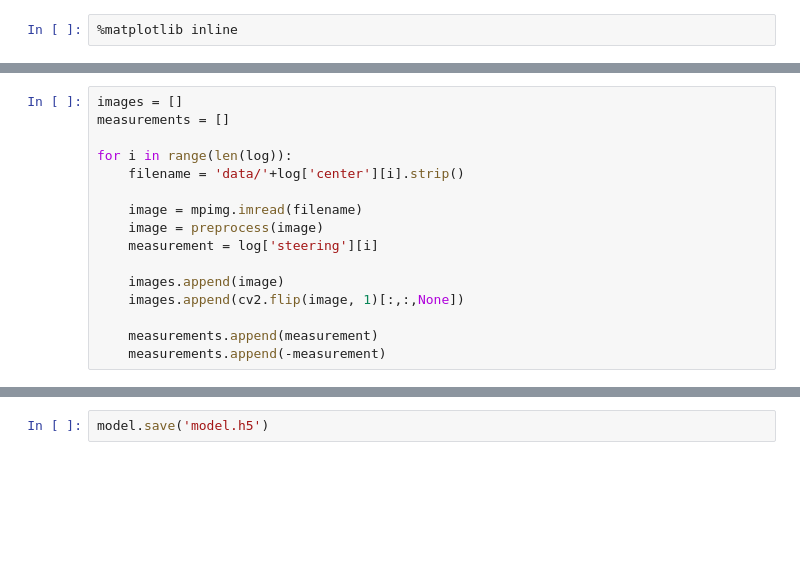
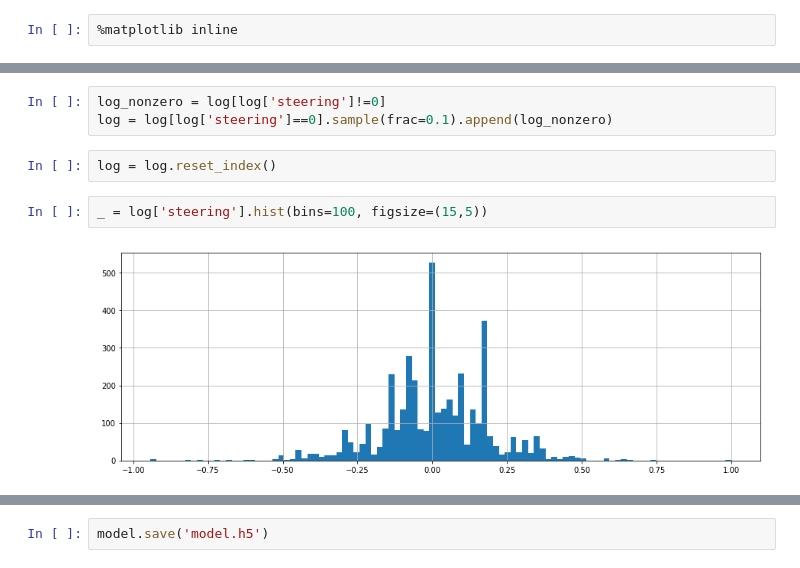
Before and after one commit to tmandzak/CarND-Behavioral-Cloning-P3, a Jupyter notebook: train.ipynb, the cells around one changed output, grey strips where cells are left out. Cells and saved outputs as stored; diff of their text form; blank space fills up the shorter version.

```diff
--- a/train.ipynb
+++ b/train.ipynb
@@ -70,16 +45,9 @@ log['steering'].describe()
-# %%
-images = []
-measurements = []
-
-for i in range(len(log)):
-    filename = 'data/'+log['center'][i].strip()
-
-    image = mpimg.imread(filename)
-    image = preprocess(image)
-    measurement = log['steering'][i]
-
-    images.append(image)
-    images.append(cv2.flip(image, 1)[:,:,None])
-
-    measurements.append(measurement)
-    measurements.append(-measurement)
+# %%
+log_nonzero = log[log['steering']!=0]
+log = log[log['steering']==0].sample(frac=0.1).append(log_nonzero)
+# %%
+log = log.reset_index()
+# %%
+_ = log['steering'].hist(bins=100, figsize=(15,5))
+# %% [output]
+[figure, added]
```
Also changed, not shown: parts of 23 cells of this notebook, 2 other files.
